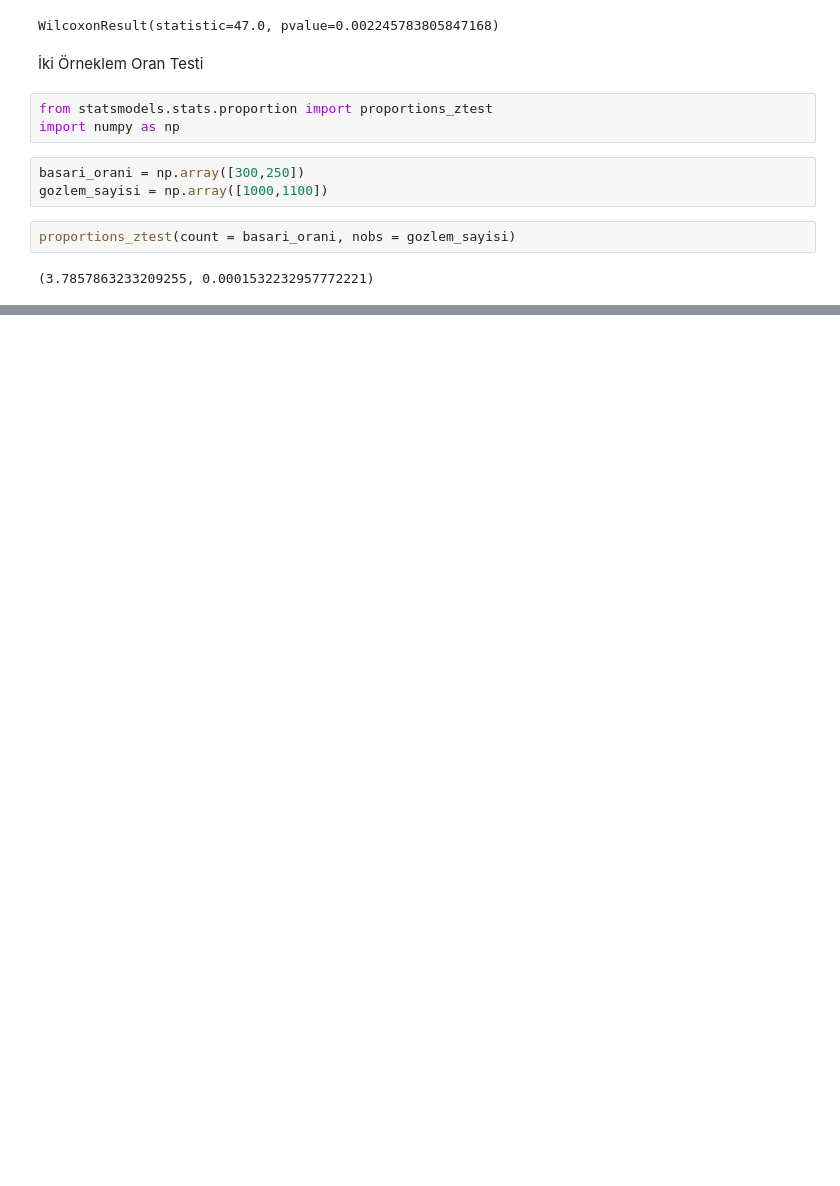
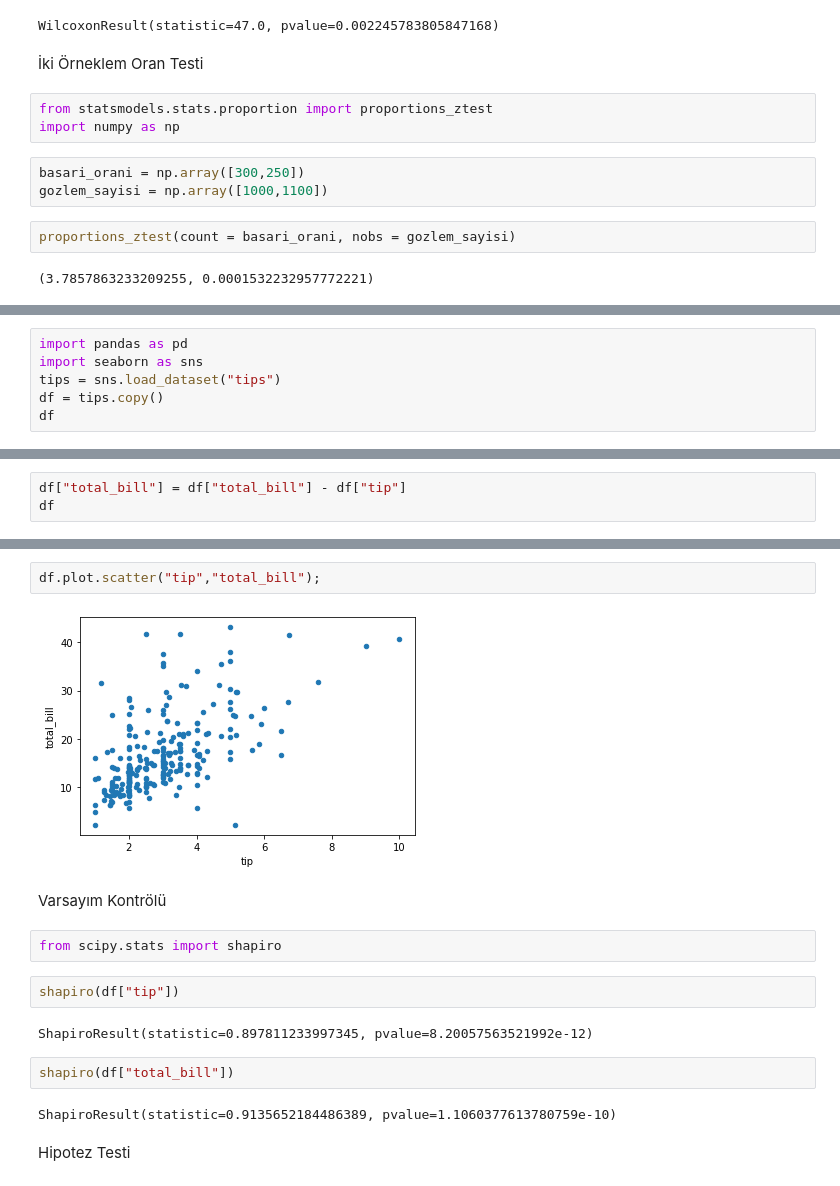
Before and after one commit to sadullahmutlu/Python, a Jupyter notebook: Veri_Bilimi_için_İstatistik/Veri_Bilimi_İçin_İstatistik.ipynb, the cells around one changed output, grey strips where cells are left out. Cells and saved outputs as stored; diff of their text form; blank space fills up the shorter version.

Commit message:
Statistics for Data Science

```diff
--- a/Veri_Bilimi_için_İstatistik/Veri_Bilimi_İçin_İstatistik.ipynb
+++ b/Veri_Bilimi_için_İstatistik/Veri_Bilimi_İçin_İstatistik.ipynb
@@ -616,0 +693,6 @@ proportions_ztest(count = basari_orani, nobs = gozlem_sayisi)
+# %%
+import pandas as pd
+import seaborn as sns
+tips = sns.load_dataset("tips")
+df = tips.copy()
+df
@@ -616,0 +713,3 @@ proportions_ztest(count = basari_orani, nobs = gozlem_sayisi)
+# %%
+df["total_bill"] = df["total_bill"] - df["tip"]
+df
@@ -616,0 +730,18 @@ proportions_ztest(count = basari_orani, nobs = gozlem_sayisi)
+# %%
+df.plot.scatter("tip","total_bill");
+# %% [output]
+[figure, added]
+# %% [markdown]
+Varsayım Kontrölü
+# %%
+from scipy.stats import shapiro
+# %%
+shapiro(df["tip"])
+# %% [output]
+ShapiroResult(statistic=0.897811233997345, pvalue=8.20057563521992e-12)
+# %%
+shapiro(df["total_bill"])
+# %% [output]
+ShapiroResult(statistic=0.9135652184486389, pvalue=1.1060377613780759e-10)
+# %% [markdown]
+Hipotez Testi
```
Also changed, not shown: parts of 38 cells of this notebook.
